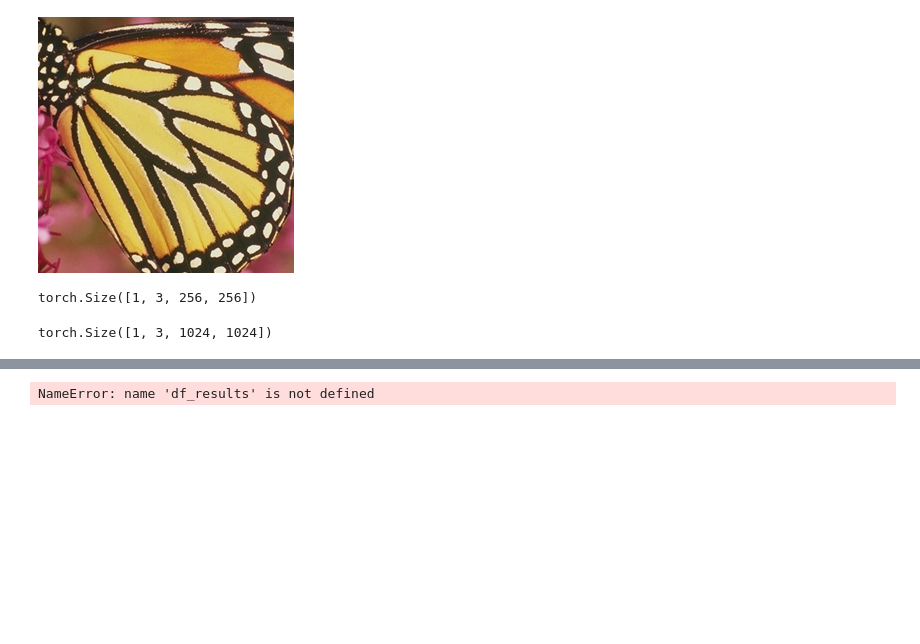
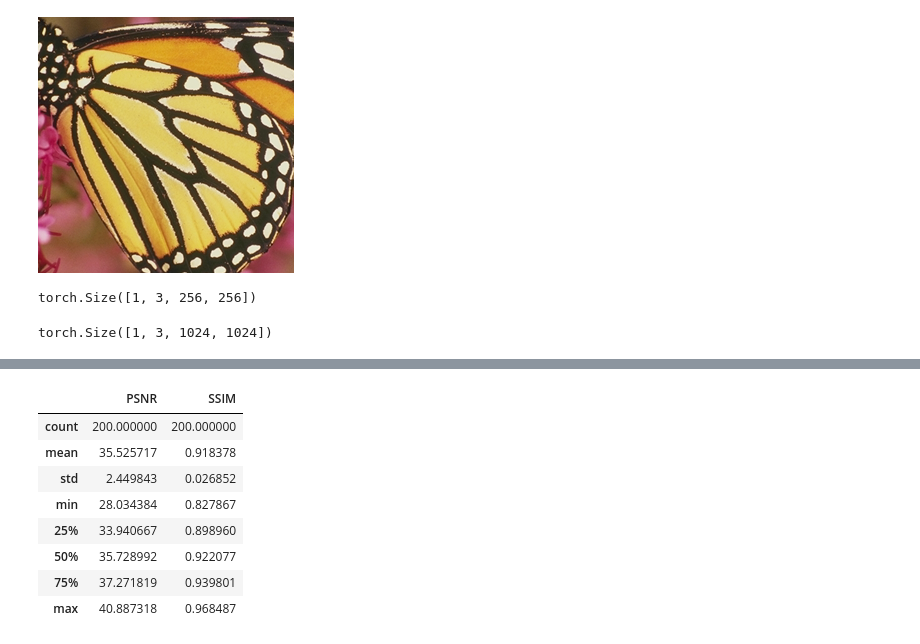
Before and after one commit to joshkmartinez/swin-transformer-super-resolution, a Jupyter notebook: project.ipynb, the cells around one changed output, grey strips where cells are left out. Drawn from its saved outputs; the diff is of its cells as text; code cells hidden in the pictures; blank space fills up the shorter version.

```diff
--- a/project.ipynb
+++ b/project.ipynb
@@ -49,9 +49,10 @@ Image.fromarray(output)
 # %%
 model = Swin2SRForImageSuperResolution.from_pretrained("caidas/swin2SR-classical-sr-x4-64") # Note: x4 model not x2
 processor = Swin2SRImageProcessor()
+model.eval()
 
 def upscale_image(image_path):
-    print("Upscaling " + str(image_path))
+    # print("Upscaling " + str(image_path))
     image = Image.open(image_path)
     pixel_values = processor(image, do_pad=False, return_tensors="pt").pixel_values
 
@@ -65,5 +66,6 @@ def upscale_image(image_path):
     output = outputs.reconstruction.data.squeeze().float().cpu().clamp_(0, 1).numpy() # normalizes
     output = np.moveaxis(output, source=0, destination=-1) # color channel axes change
     output = (output * 255.0).round().astype(np.uint8)  # float32 to uint8
-    return Image.fromarray(output)
+    return output # np arr
+    # return Image.fromarray(output) # image
 # %%
@@ -127,4 +136,12 @@ Upscaling 00000/LR/00678.png
-# %%
-df_results.head()
-# %% [output]
-NameError: name 'df_results' is not defined
+# %%
+base_model_results.describe()
+# %% [output]
+|  | PSNR | SSIM |
+| count | 200.000000 | 200.000000 |
+| mean | 35.525717 | 0.918378 |
+| std | 2.449843 | 0.026852 |
+| min | 28.034384 | 0.827867 |
+| 25% | 33.940667 | 0.898960 |
+| 50% | 35.728992 | 0.922077 |
+| 75% | 37.271819 | 0.939801 |
+| max | 40.887318 | 0.968487 |
```
Also changed, not shown: parts of 20 cells of this notebook.
